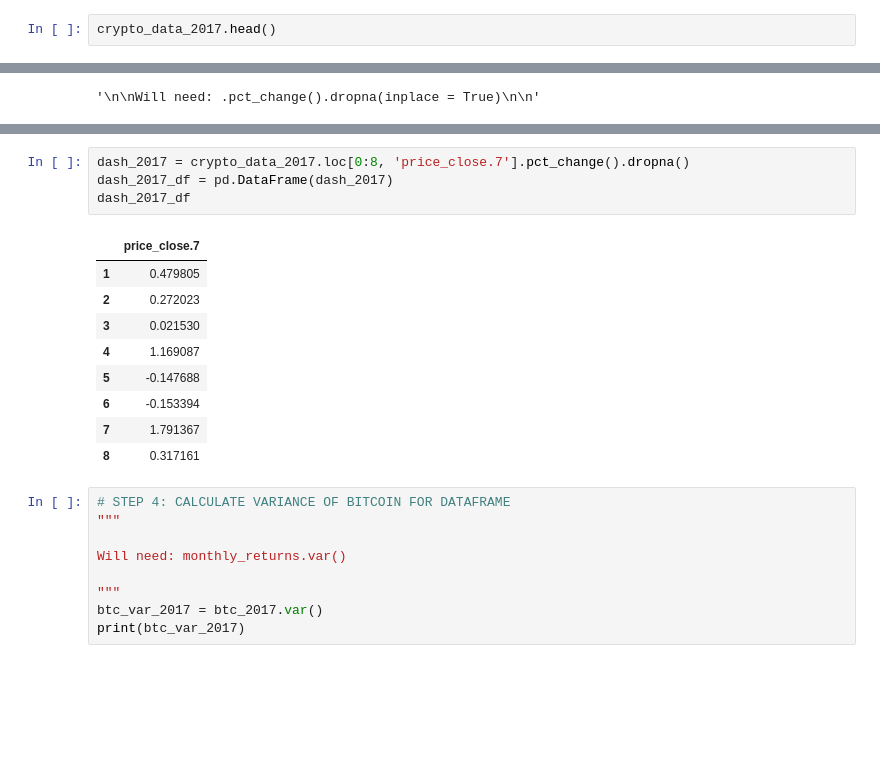
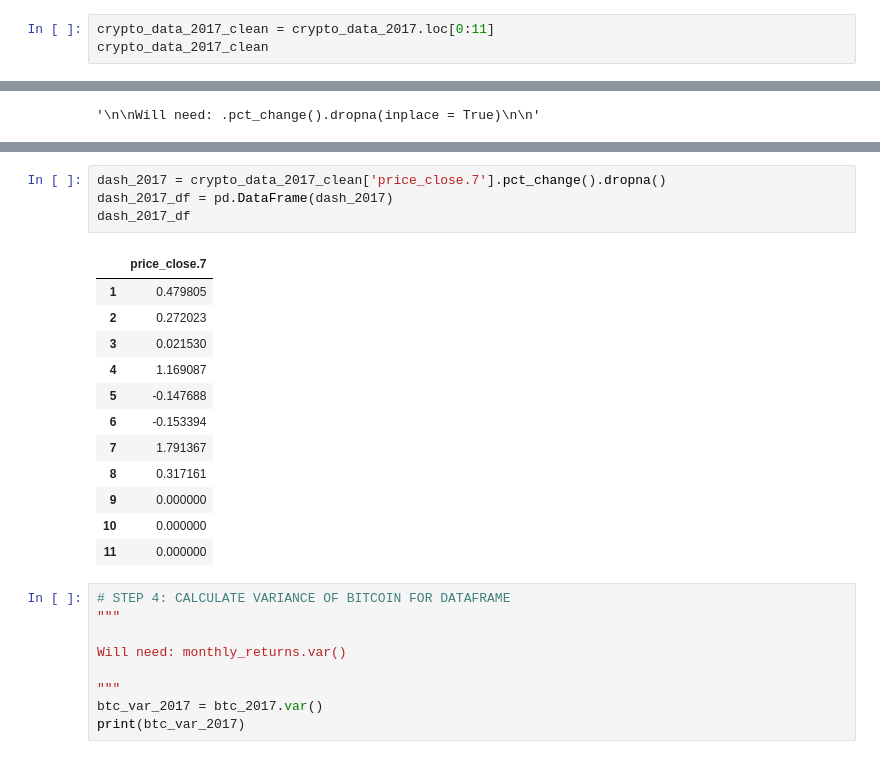
Before and after one commit to nathanduft44/Crypto_Corrisk, a Jupyter notebook: Nate_space/2017_analysis.ipynb, the cells around one changed output, grey strips where cells are left out. Saved outputs shown, nothing was run; the diff lists cells and outputs as text; blank space fills up the shorter version.

```diff
--- a/Nate_space/2017_analysis.ipynb
+++ b/Nate_space/2017_analysis.ipynb
@@ -17,7 +17,8 @@ crypto_data_2017 = pd.read_csv(
     Path('./crypto_data_2017.csv')
 )
 # %%
-crypto_data_2017.head()
+crypto_data_2017_clean = crypto_data_2017.loc[0:11]
+crypto_data_2017_clean
 # %% [output]
 |  | Unnamed: 0 | btc_start_date | price_open | price_close | volume_traded | eth_start_date | price_open.1 | ... |
 | 0 | 0 | 2017-01-01T00:00:00.0000000Z | 968.750 | 969.739 | 86944.74851 | 2017-01-01T00:00:00.0000000Z | 8.09999 | ... |
@@ -155,19 +163,22 @@ zec_2017_df
 | 10 | 0.288291 |
 | 11 | 0.587839 |
 # %%
-dash_2017 = crypto_data_2017.loc[0:8, 'price_close.7'].pct_change().dropna()
+dash_2017 = crypto_data_2017_clean['price_close.7'].pct_change().dropna()
 dash_2017_df = pd.DataFrame(dash_2017)
 dash_2017_df
 # %% [output]
 |  | price_close.7 |
 | 1 | 0.479805 |
 | 2 | 0.272023 |
 | 3 | 0.021530 |
 | 4 | 1.169087 |
 | 5 | -0.147688 |
 | 6 | -0.153394 |
 | 7 | 1.791367 |
 | 8 | 0.317161 |
+| 9 | 0.000000 |
+| 10 | 0.000000 |
+| 11 | 0.000000 |
 # %%
 # STEP 4: CALCULATE VARIANCE OF BITCOIN FOR DATAFRAME
 """
```
Also changed, not shown: parts of 12 cells of this notebook.
